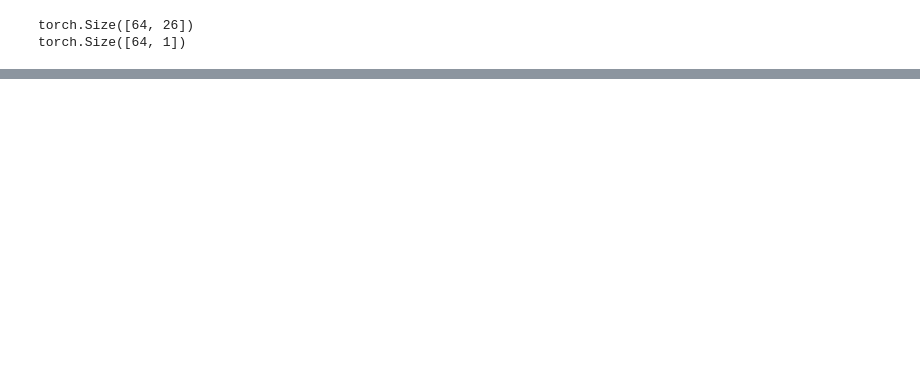
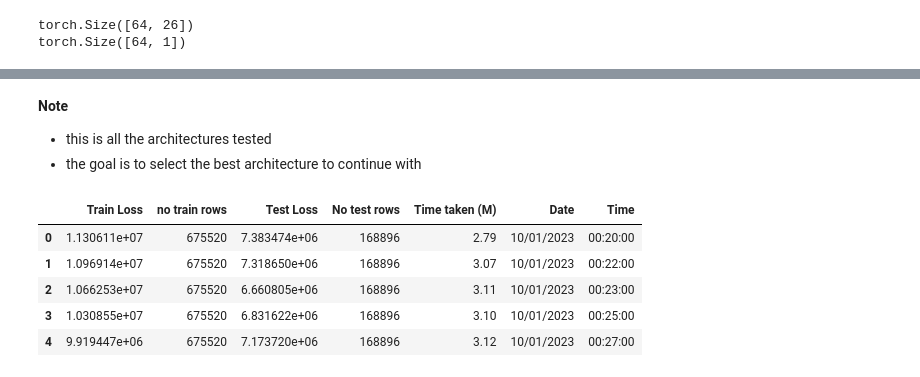
Before and after one commit to ahmedbadr97/Rossmann-Store-Sales, a Jupyter notebook: notebooks/model_training.ipynb, the cells around one changed output, grey strips where cells are left out. Saved outputs shown, nothing was run; the diff lists cells and outputs as text; code cells hidden in the pictures; blank space fills up the shorter version.

```diff
--- a/notebooks/model_training.ipynb
+++ b/notebooks/model_training.ipynb
@@ -234,0 +243,14 @@ torch.Size([64, 1])
+# %% [markdown]
+<p style="font-size:25;font-weight:bold">Note</p>
+
+- this is all the architectures tested
+- the goal is to select the best architecture to continue with
+# %%
+train_epochs.head()
+# %% [output]
+|  | Train Loss | no train rows | Test Loss | No test rows | Time taken (M) | Date | Time |
+| 0 | 1.130611e+07 | 675520 | 7.383474e+06 | 168896 | 2.79 | 10/01/2023 | 00:20:00 |
+| 1 | 1.096914e+07 | 675520 | 7.318650e+06 | 168896 | 3.07 | 10/01/2023 | 00:22:00 |
+| 2 | 1.066253e+07 | 675520 | 6.660805e+06 | 168896 | 3.11 | 10/01/2023 | 00:23:00 |
+| 3 | 1.030855e+07 | 675520 | 6.831622e+06 | 168896 | 3.10 | 10/01/2023 | 00:25:00 |
+| 4 | 9.919447e+06 | 675520 | 7.173720e+06 | 168896 | 3.12 | 10/01/2023 | 00:27:00 |
```
Also changed, not shown: parts of 13 cells of this notebook, 4 other files.
